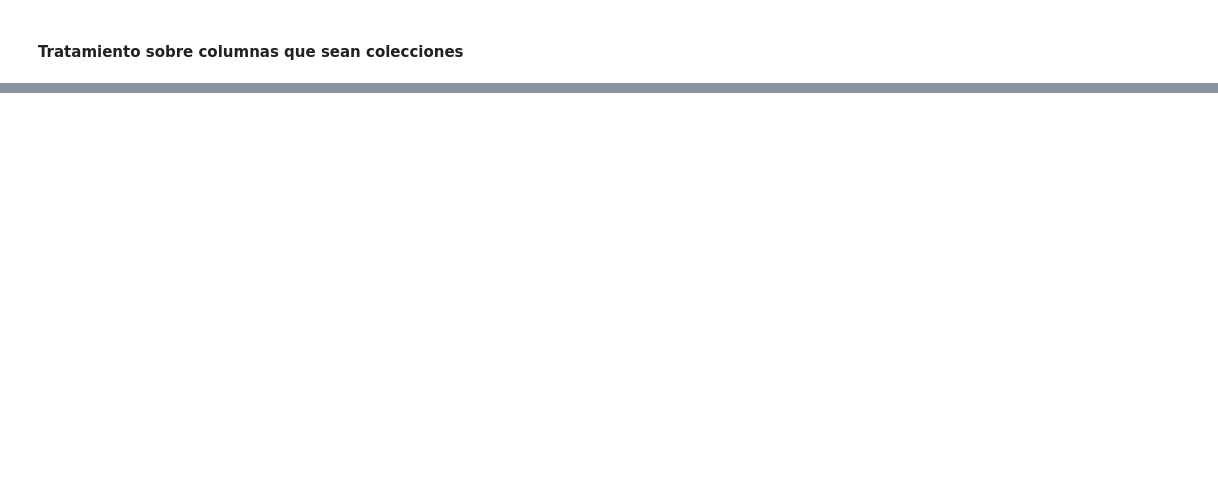
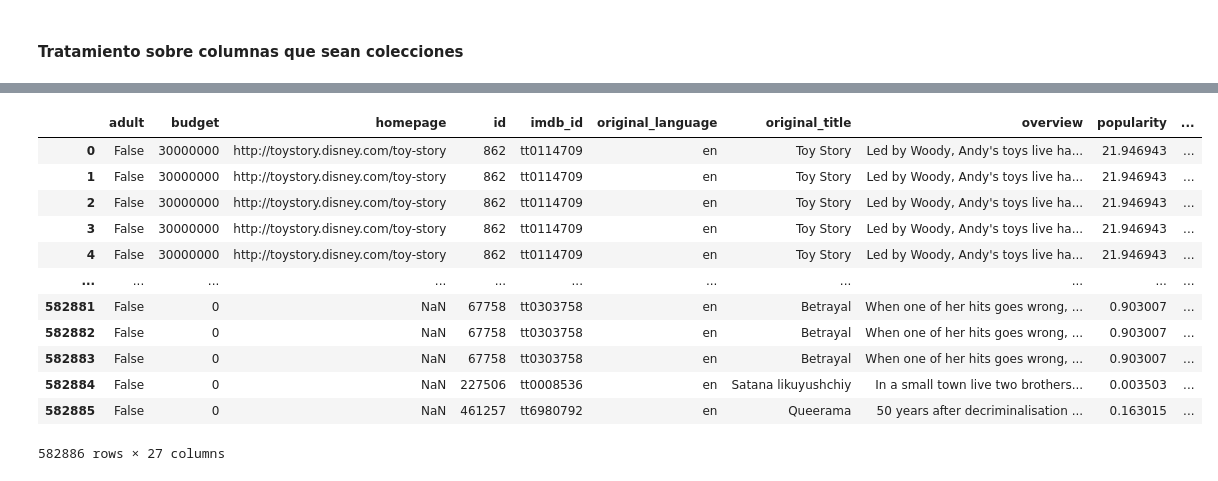
Before and after one commit to Pableren/Henry_proyectos, a Jupyter notebook: Etl.ipynb, the cells around one changed output, grey strips where cells are left out. Saved outputs shown, nothing was run; the diff lists cells and outputs as text; code cells hidden in the pictures; blank space fills up the shorter version.

```diff
--- a/Etl.ipynb
+++ b/Etl.ipynb
@@ -107,13 +46,0 @@ df_belongs_to_collection
-# %%
-df = pd.read_csv("../movies_dataset.csv")
-# %%
-def convertir_colecciones(df, columnas):
-    for column in columnas:
-        df[column] = df[column].apply(lambda x: ast.literal_eval(x) if pd.notnull(x) else [])
-        df = df.explode(column)
-        col_df = pd.json_normalize(df[column])
-    return(col_df)
-
-columnas_colecciones = ['genres', 'production_companies', 'production_countries', 'spoken_languages','belongs_to_collection']
-df_desglosado = convertir_colecciones(df,columnas_colecciones)
-df_desglosado
@@ -217,16 +46,0 @@ df_credit_norm.sample(7)
-# %%
-import pandas as pd
-
-# Ejemplo de DataFrame con estructura de diccionario en una columna
-data = {'ID': [1, 2],
-        'Nombres': [{'nombre': 'Juan', 'edad': 30}, {'nombre': 'Ana', 'edad': 25}]}
-df = pd.DataFrame(data)
-
-def expandir_nombres(nombres):
-    for nombre in nombres:
-        df[f'nombre_{nombre["nombre"]}'] = nombre["nombre"]
-        df[f'edad_{nombre["nombre"]}'] = nombre["edad"]
-
-df['Nombres'].apply(expandir_nombres)
-
-print(df)
@@ -254,0 +79,27 @@ OSError: [Errno 22] Invalid argument: '"../movies_dataset.csv"'
+# %%
+def convertir_colecciones(df, columnas):
+    for column in columnas:
+        df[column] = df[column].apply(lambda x: ast.literal_eval(x) if pd.notnull(x) else [])
+        df = df.explode(column)
+        col_df = pd.json_normalize(df[column])
+        col_df = col_df.add_prefix(f'{column}')
+        df = df.drop(columns=[column]).reset_index(drop=True).join(col_df)
+    return(df)
+
+columnas_colecciones = ['genres', 'production_companies', 'production_countries', 'spoken_languages','belongs_to_collection']
+df = convertir_colecciones(df,columnas_colecciones)
+df
+# %% [output]
+|  | adult | budget | homepage | id | imdb_id | original_language | original_title | overview | popularity | ... |
+| 0 | False | 30000000 | http://toystory.disney.com/toy-story | 862 | tt0114709 | en | Toy Story | Led by Woody, Andy's toys live ha... | 21.946943 | ... |
+| 1 | False | 30000000 | http://toystory.disney.com/toy-story | 862 | tt0114709 | en | Toy Story | Led by Woody, Andy's toys live ha... | 21.946943 | ... |
+| 2 | False | 30000000 | http://toystory.disney.com/toy-story | 862 | tt0114709 | en | Toy Story | Led by Woody, Andy's toys live ha... | 21.946943 | ... |
+| 3 | False | 30000000 | http://toystory.disney.com/toy-story | 862 | tt0114709 | en | Toy Story | Led by Woody, Andy's toys live ha... | 21.946943 | ... |
+| 4 | False | 30000000 | http://toystory.disney.com/toy-story | 862 | tt0114709 | en | Toy Story | Led by Woody, Andy's toys live ha... | 21.946943 | ... |
+| ... | ... | ... | ... | ... | ... | ... | ... | ... | ... | ... |
+| 582881 | False | 0 | NaN | 67758 | tt0303758 | en | Betrayal | When one of her hits goes wrong, ... | 0.903007 | ... |
+| 582882 | False | 0 | NaN | 67758 | tt0303758 | en | Betrayal | When one of her hits goes wrong, ... | 0.903007 | ... |
+| 582883 | False | 0 | NaN | 67758 | tt0303758 | en | Betrayal | When one of her hits goes wrong, ... | 0.903007 | ... |
+| 582884 | False | 0 | NaN | 227506 | tt0008536 | en | Satana likuyushchiy | In a small town live two brothers... | 0.003503 | ... |
+| 582885 | False | 0 | NaN | 461257 | tt6980792 | en | Queerama | 50 years after decriminalisation ... | 0.163015 | ... |
+582886 rows × 27 columns
```
Also changed, not shown: parts of 46 cells of this notebook.
